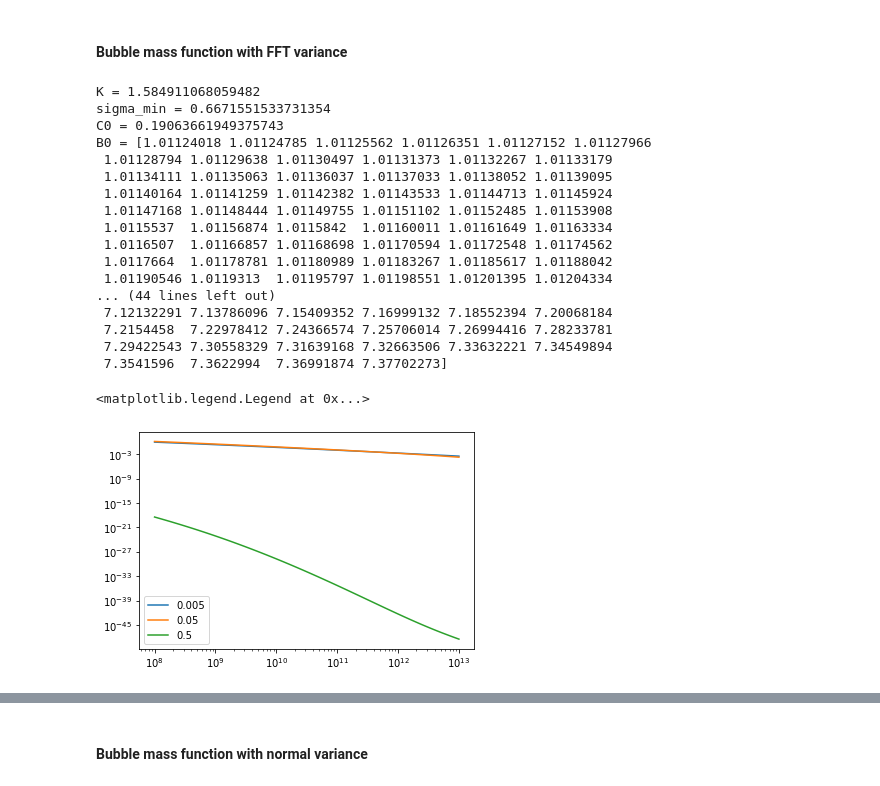
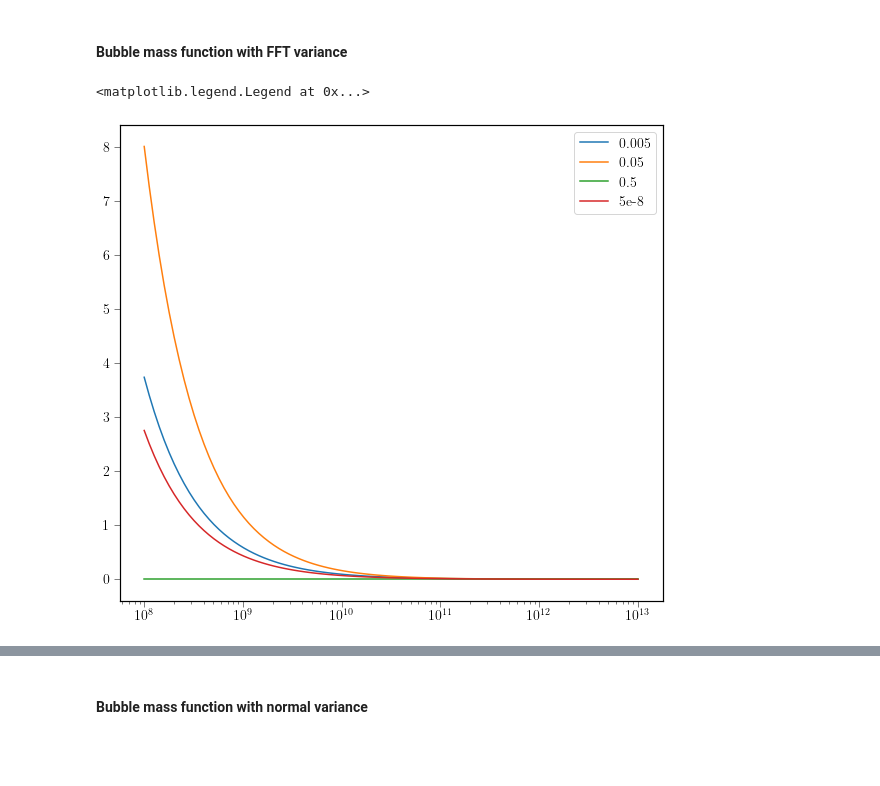
Before and after one commit to emeln/Thesis, a Jupyter notebook: axion_kSZ_source/notebooks/bubble_notebook.ipynb, the cells around one changed output, grey strips where cells are left out. Cells and saved outputs as stored; diff of their text form; code cells hidden in the pictures; blank space fills up the shorter version.

```diff
--- a/axion_kSZ_source/notebooks/bubble_notebook.ipynb
+++ b/axion_kSZ_source/notebooks/bubble_notebook.ipynb
@@ -326,27 +426,13 @@ plt.legend()
 #### Bubble mass function with FFT variance
 # %%
 m_vals = np.logspace(8, 13, 100)
-plt.loglog(m_vals, bubbleFuncFFT[0](m_vals, 6),label='0.005')
-plt.loglog(m_vals, bubbleFuncFFT[1](m_vals, 6),label='0.05')
-plt.loglog(m_vals, bubbleFuncFFT[2](m_vals,6),label='0.5')
+z = 12
+plt.plot(m_vals, bubbleFuncFFT[0](m_vals,z),label='0.005')
+plt.plot(m_vals, bubbleFuncFFT[1](m_vals,z),label='0.05')
+plt.plot(m_vals, bubbleFuncFFT[2](m_vals,z),label='0.5')
+plt.plot(m_vals, bubbleFuncFFT[3](m_vals,z),label='5e-8')
+plt.xscale('log')
 plt.legend()
 # %% [output]
-K = 1.584911068059482
-sigma_min = 0.6671551533731354
-C0 = 0.19063661949375743
-B0 = [1.01124018 1.01124785 1.01125562 1.01126351 1.01127152 1.01127966
- 1.01128794 1.01129638 1.01130497 1.01131373 1.01132267 1.01133179
- 1.01134111 1.01135063 1.01136037 1.01137033 1.01138052 1.01139095
- 1.01140164 1.01141259 1.01142382 1.01143533 1.01144713 1.01145924
- 1.01147168 1.01148444 1.01149755 1.01151102 1.01152485 1.01153908
- 1.0115537  1.01156874 1.0115842  1.01160011 1.01161649 1.01163334
- 1.0116507  1.01166857 1.01168698 1.01170594 1.01172548 1.01174562
- 1.0117664  1.01178781 1.01180989 1.01183267 1.01185617 1.01188042
- 1.01190546 1.0119313  1.01195797 1.01198551 1.01201395 1.01204334
-... (44 lines left out)
- 7.12132291 7.13786096 7.15409352 7.16999132 7.18552394 7.20068184
- 7.2154458  7.22978412 7.24366574 7.25706014 7.26994416 7.28233781
- 7.29422543 7.30558329 7.31639168 7.32663506 7.33632221 7.34549894
- 7.3541596  7.3622994  7.36991874 7.37702273]
+<matplotlib.legend.Legend at 0x...>
-<matplotlib.legend.Legend at 0x...>
-[figure, old version]
+[figure, new version]
```
Also changed, not shown: parts of 47 cells of this notebook, 23 other files.
